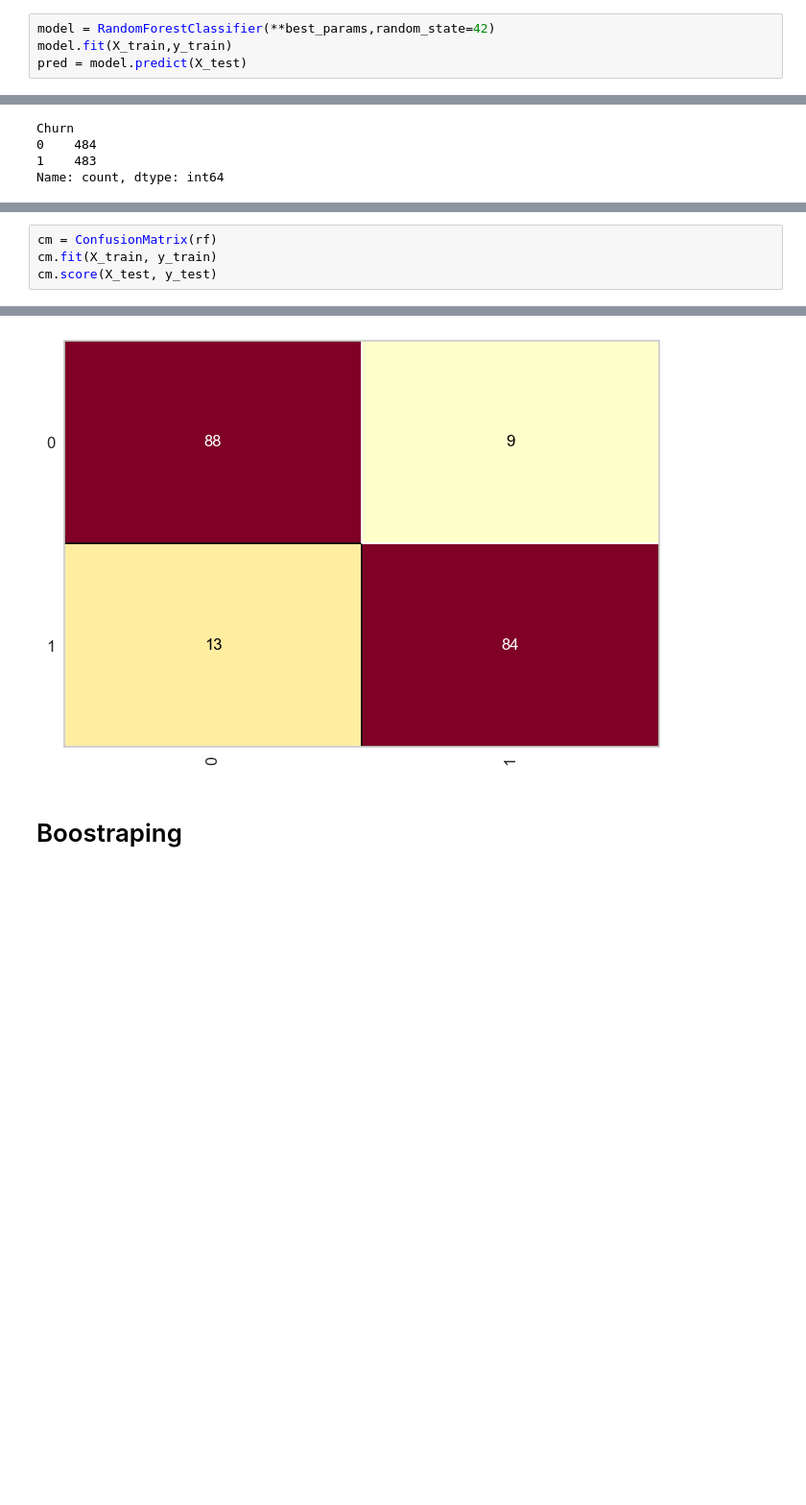
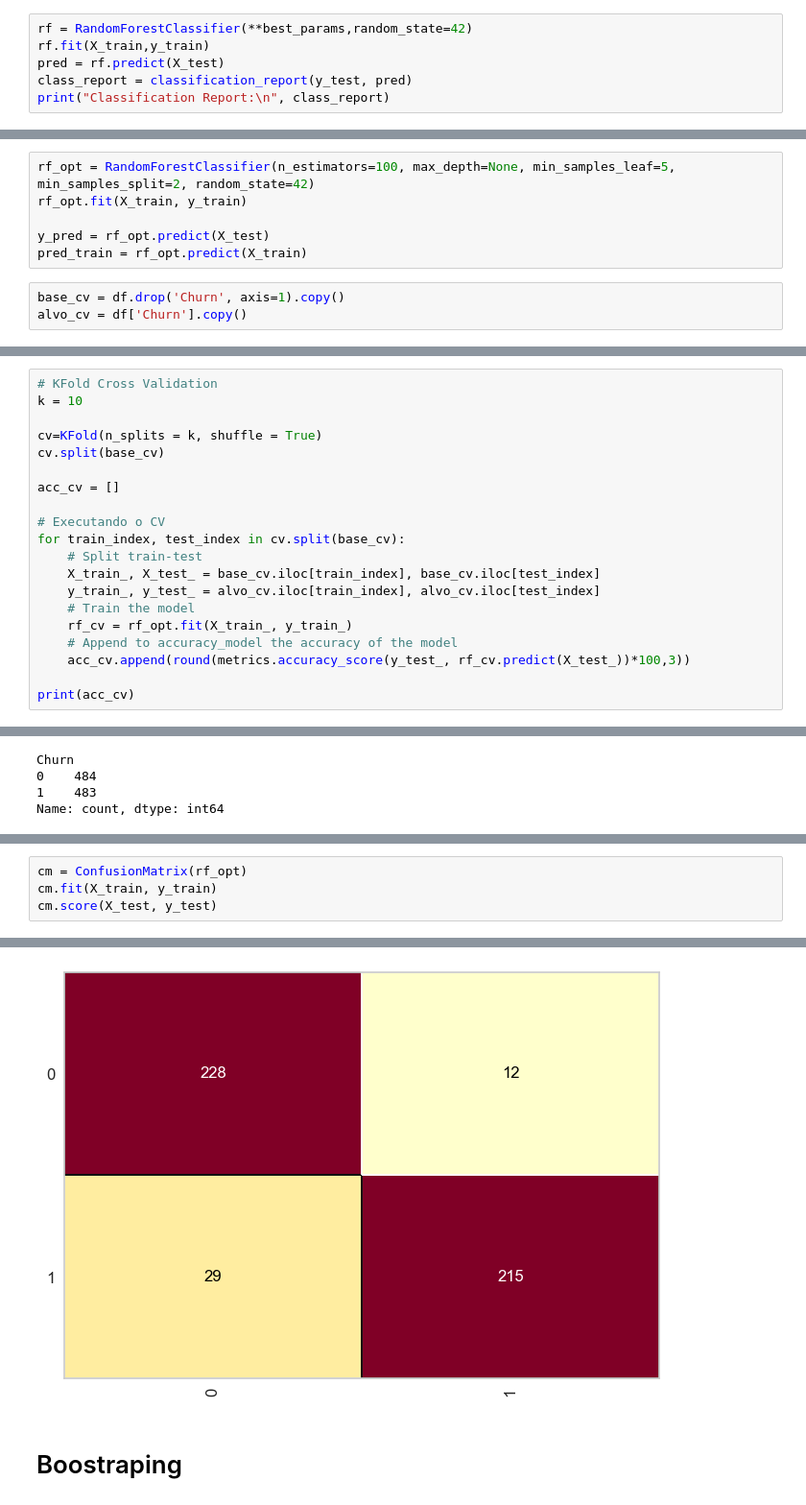
Before and after one commit to Kaio-Gaspar/churn-prediction-deploy, a Jupyter notebook: churn-prediction/crispdm.ipynb, the cells around one changed output, grey strips where cells are left out. Shown at 96% size. Cells and saved outputs as stored; diff of their text form; blank space fills up the shorter version.

Commit message:
hyperparam model testing

```diff
--- a/churn-prediction/crispdm.ipynb
+++ b/churn-prediction/crispdm.ipynb
@@ -440,6 +428,8 @@ F1 Score: 0.9071276595744682
 # %% [markdown]
 Training with best params
 # %%
-model = RandomForestClassifier(**best_params,random_state=42)
-model.fit(X_train,y_train)
-pred = model.predict(X_test)
+rf = RandomForestClassifier(**best_params,random_state=42)
+rf.fit(X_train,y_train)
+pred = rf.predict(X_test)
+class_report = classification_report(y_test, pred)
+print("Classification Report:\n", class_report)
@@ -445,0 +1006,9 @@ pred = model.predict(X_test)
+# %%
+rf_opt = RandomForestClassifier(n_estimators=100, max_depth=None, min_samples_leaf=5, min_samples_split=2, random_state=42)
+rf_opt.fit(X_train, y_train)
+
+y_pred = rf_opt.predict(X_test)
+pred_train = rf_opt.predict(X_train)
+# %%
+base_cv = df.drop('Churn', axis=1).copy()
+alvo_cv = df['Churn'].copy()
@@ -445,0 +1017,20 @@ pred = model.predict(X_test)
+# %%
+# KFold Cross Validation
+k = 10
+
+cv=KFold(n_splits = k, shuffle = True)
+cv.split(base_cv)
+
+acc_cv = []
+
+# Executando o CV
+for train_index, test_index in cv.split(base_cv):
+    # Split train-test
+    X_train_, X_test_ = base_cv.iloc[train_index], base_cv.iloc[test_index]
+    y_train_, y_test_ = alvo_cv.iloc[train_index], alvo_cv.iloc[test_index]
+    # Train the model
+    rf_cv = rf_opt.fit(X_train_, y_train_)
+    # Append to accuracy_model the accuracy of the model
+    acc_cv.append(round(metrics.accuracy_score(y_test_, rf_cv.predict(X_test_))*100,3))
+
+print(acc_cv)
@@ -507,5 +1127,5 @@ Confusion Matrix:
 # %%
-cm = ConfusionMatrix(rf)
+cm = ConfusionMatrix(rf_opt)
 cm.fit(X_train, y_train)
 cm.score(X_test, y_test)
 # %% [output]
@@ -513,4 +1133,4 @@ cm.score(X_test, y_test)
-[figure, old version]
+[figure, new version]
 # %% [markdown]
 # Boostraping
 # %%
```
Also changed, not shown: parts of 66 cells of this notebook, 1 other file.
